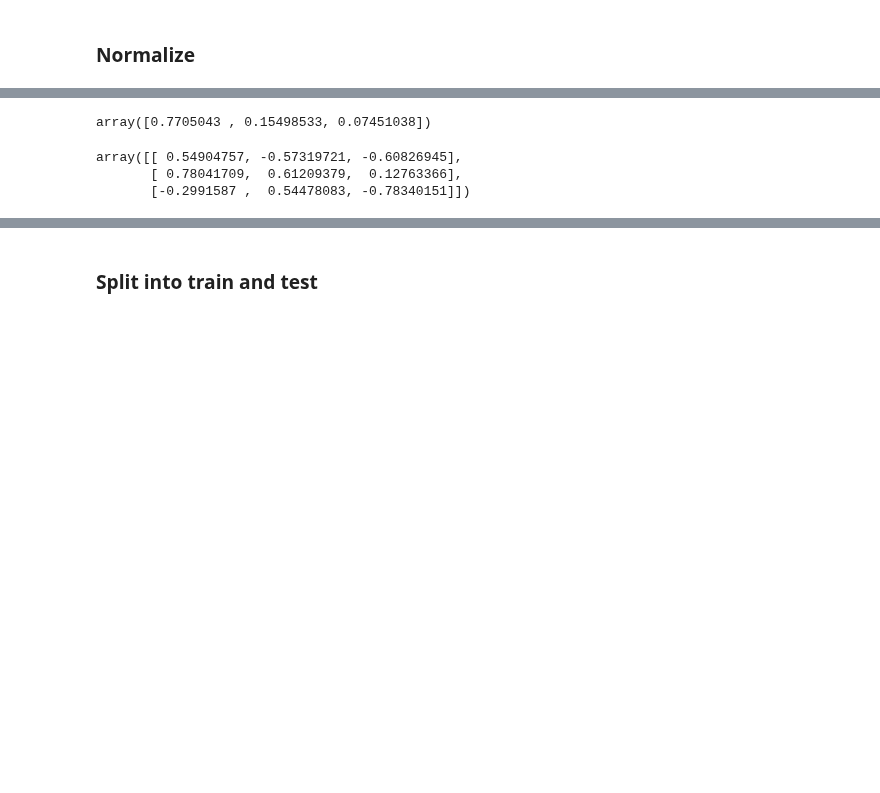
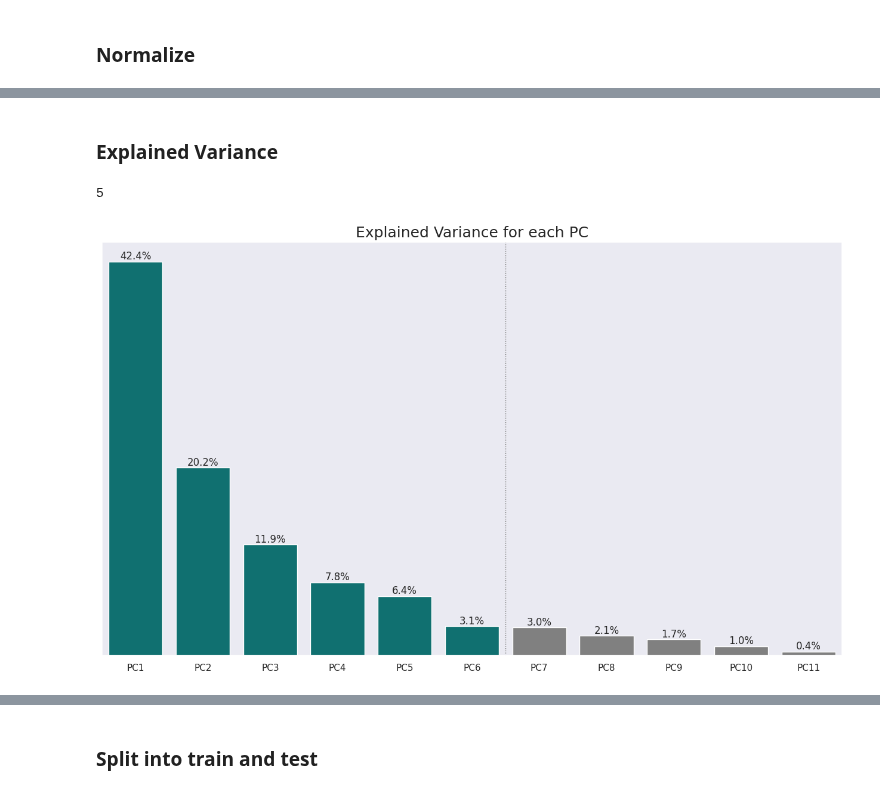
Before and after one commit to ahmadhatahet/runtime-monitoring, a Jupyter notebook: supporting-scripts/pca-example.ipynb, the cells around one changed output, grey strips where cells are left out. Saved outputs shown, nothing was run; the diff lists cells and outputs as text; code cells hidden in the pictures; blank space fills up the shorter version.

```diff
--- a/supporting-scripts/pca-example.ipynb
+++ b/supporting-scripts/pca-example.ipynb
@@ -102,18 +79,24 @@ sns.pairplot(df_scaled[sel_columns + ['class']], hue='class',
 # %%
-# selecting columns
-x_selected = df_scaled[sel_columns].copy()
-
-# applying pca
+# apply PCA
 pca = PCA()
-x_selected = pd.DataFrame(pca.fit_transform(x_selected),
-                          columns=[f'PC{i}' for i in range(1, x_selected.shape[1]+1)])
+x_pca = pd.DataFrame(pca.fit_transform(x),
+                     columns=[f'PC{i}' for i in range(1, x.shape[1]+1)])
-# %%
-pca.explained_variance_ratio_
-# %% [output]
-array([0.7705043 , 0.15498533, 0.07451038])
-# %%
-pca.components_
-# %% [output]
-array([[ 0.54904757, -0.57319721, -0.60826945],
-       [ 0.78041709,  0.61209379,  0.12763366],
-       [-0.2991587 ,  0.54478083, -0.78340151]])
+# %% [markdown]
+### Explained Variance
+# %%
+# number of PCs to obtain 90% of the original data
+num_components = max(np.where(~(np.cumsum(pca.explained_variance_ratio_) >= 0.9))[0]) + 1
+num_components
+# %% [output]
+5
+# %%
+# plot explained variance ratio
+ax = sns.barplot(x=x_pca.columns, y=pca.explained_variance_ratio_*100,
+                palette=['teal' if i <= num_components else 'gray' for i in range(len(pca.explained_variance_ratio_))])
+ax.bar_label(ax.containers[0], labels=[f'{round(i, 1)}%' for i in pca.explained_variance_ratio_*100])
+plt.yticks([])
+plt.axvline(num_components + 0.5, linestyle=':', linewidth=1, color='gray')
+plt.title('Explained Variance for each PC', fontsize=18)
+plt.show()
+# %% [output]
+[figure, added]
```
Also changed, not shown: parts of 42 cells of this notebook.
